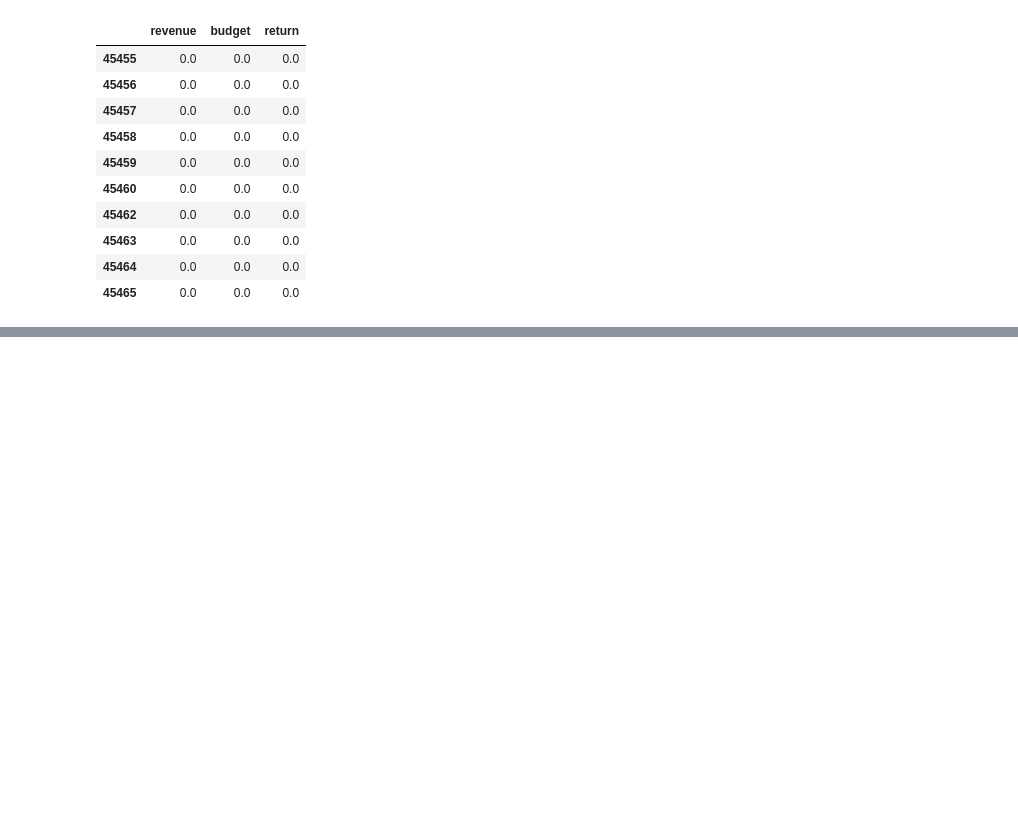
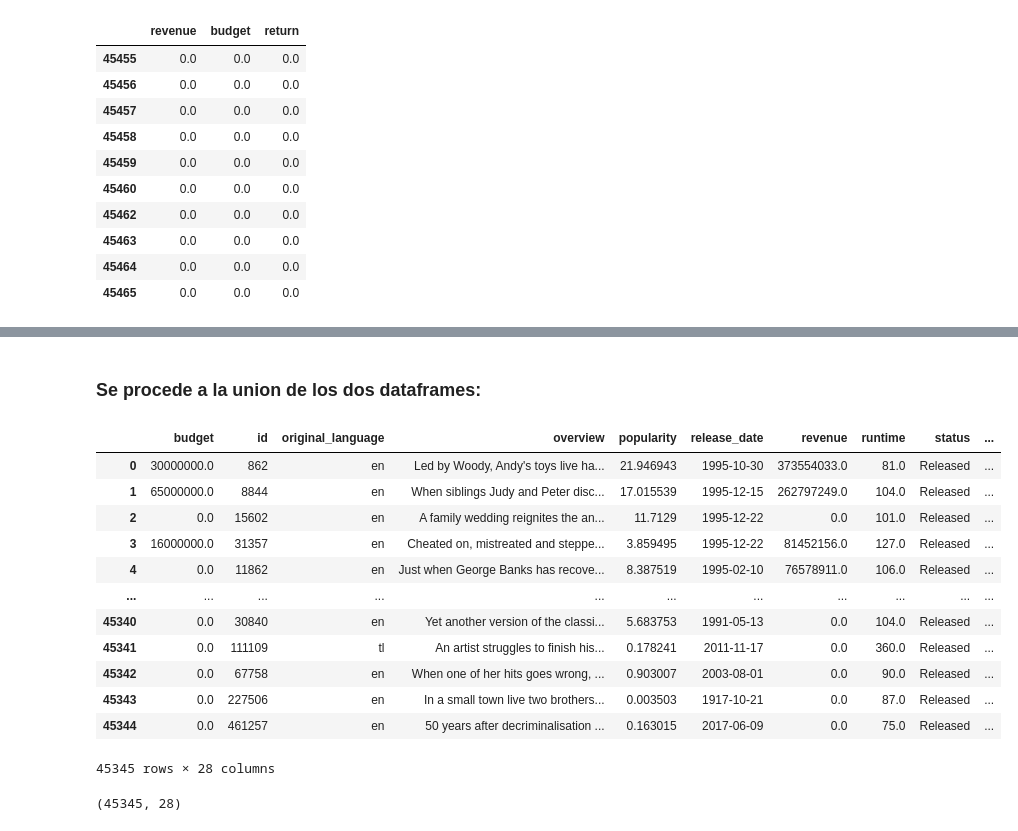
Before and after one commit to lesmengp/PI_ML_OPS, a Jupyter notebook: PI01.ipynb, the cells around one changed output, grey strips where cells are left out. Drawn from its saved outputs; the diff is of its cells as text; code cells hidden in the pictures; blank space fills up the shorter version.

```diff
--- a/PI01.ipynb
+++ b/PI01.ipynb
@@ -802,0 +940,19 @@ Index(['budget', 'id', 'original_language', 'overview', 'popularity',
+# %%
+### Se procede desanidadas la columna de 'crew', por las clave valor de: 'gender', 'job' y 'name'.
+
+claves = ['gender', 'job', 'name']
+
+def Extraer_Valor_List_Credits(cadena, clave):
+    try:
+        lista_de_diccionarios = ast.literal_eval(cadena)
+        if isinstance(lista_de_diccionarios, list):
+            lista_encontrada = [str(dic.get(clave, '')) for dic in lista_de_diccionarios if isinstance(dic, dict)]
+            return '|'.join(lista_encontrada)
+    except (ValueError, SyntaxError):
+        pass
+    return ''
+
+for clave in claves:
+    df_credits[f'crew_{clave}'] = df_credits['crew'].apply(Extraer_Valor_List_Credits, clave=clave)
+
+df_credits
@@ -802,0 +1152,7 @@ Index(['budget', 'id', 'original_language', 'overview', 'popularity',
+# %%
+### Total Registros Duplicados en df_credits:
+print("Total Duplicados en df_credits", df_credits[df_credits['id'].duplicated()].value_counts().sum())
+
+### Eliminando los valores duplicados en df_credits
+df_credits.drop_duplicates(subset=['id'], keep='first', inplace=True)
+df_credits[df_credits['id'].duplicated()].value_counts().sum()
@@ -802,0 +1162,7 @@ Index(['budget', 'id', 'original_language', 'overview', 'popularity',
+# %%
+### Total Registros Duplicados en df_movies:
+print("Total Duplicados en df_movies", df_movies[df_movies['id'].duplicated()].value_counts().sum())
+
+### Eliminando los valores duplicados en df_movies
+df_movies.drop_duplicates(subset=['id'], keep='first', inplace=True)
+df_movies[df_movies['id'].duplicated()].value_counts().sum()
@@ -822,0 +1221,28 @@ memory usage: 6.4+ MB
+# %% [markdown]
+### Se procede a la union de los dos dataframes:
+# %%
+### Se lleva en ambas columnas el tipo de codigo de la película 'id' a ent64 para facilitar el merge:
+df_credits['id'] = df_credits['id'].astype('int64')
+df_movies['id'] = df_movies['id'].astype('int64')
+# %%
+### Se procede a realizar el merge entre los dos dataframes:
+df = pd.merge(df_movies, df_credits, on='id')
+df
+# %% [output]
+|  | budget | id | original_language | overview | popularity | release_date | revenue | runtime | status | ... |
+| 0 | 30000000.0 | 862 | en | Led by Woody, Andy's toys live ha... | 21.946943 | 1995-10-30 | 373554033.0 | 81.0 | Released | ... |
+| 1 | 65000000.0 | 8844 | en | When siblings Judy and Peter disc... | 17.015539 | 1995-12-15 | 262797249.0 | 104.0 | Released | ... |
+| 2 | 0.0 | 15602 | en | A family wedding reignites the an... | 11.7129 | 1995-12-22 | 0.0 | 101.0 | Released | ... |
+| 3 | 16000000.0 | 31357 | en | Cheated on, mistreated and steppe... | 3.859495 | 1995-12-22 | 81452156.0 | 127.0 | Released | ... |
+| 4 | 0.0 | 11862 | en | Just when George Banks has recove... | 8.387519 | 1995-02-10 | 76578911.0 | 106.0 | Released | ... |
+| ... | ... | ... | ... | ... | ... | ... | ... | ... | ... | ... |
+| 45340 | 0.0 | 30840 | en | Yet another version of the classi... | 5.683753 | 1991-05-13 | 0.0 | 104.0 | Released | ... |
+| 45341 | 0.0 | 111109 | tl | An artist struggles to finish his... | 0.178241 | 2011-11-17 | 0.0 | 360.0 | Released | ... |
+| 45342 | 0.0 | 67758 | en | When one of her hits goes wrong, ... | 0.903007 | 2003-08-01 | 0.0 | 90.0 | Released | ... |
+| 45343 | 0.0 | 227506 | en | In a small town live two brothers... | 0.003503 | 1917-10-21 | 0.0 | 87.0 | Released | ... |
+| 45344 | 0.0 | 461257 | en | 50 years after decriminalisation ... | 0.163015 | 2017-06-09 | 0.0 | 75.0 | Released | ... |
+45345 rows × 28 columns
+# %%
+df.shape
+# %% [output]
+(45345, 28)
```
Also changed, not shown: parts of 202 cells of this notebook, 4 other files.
